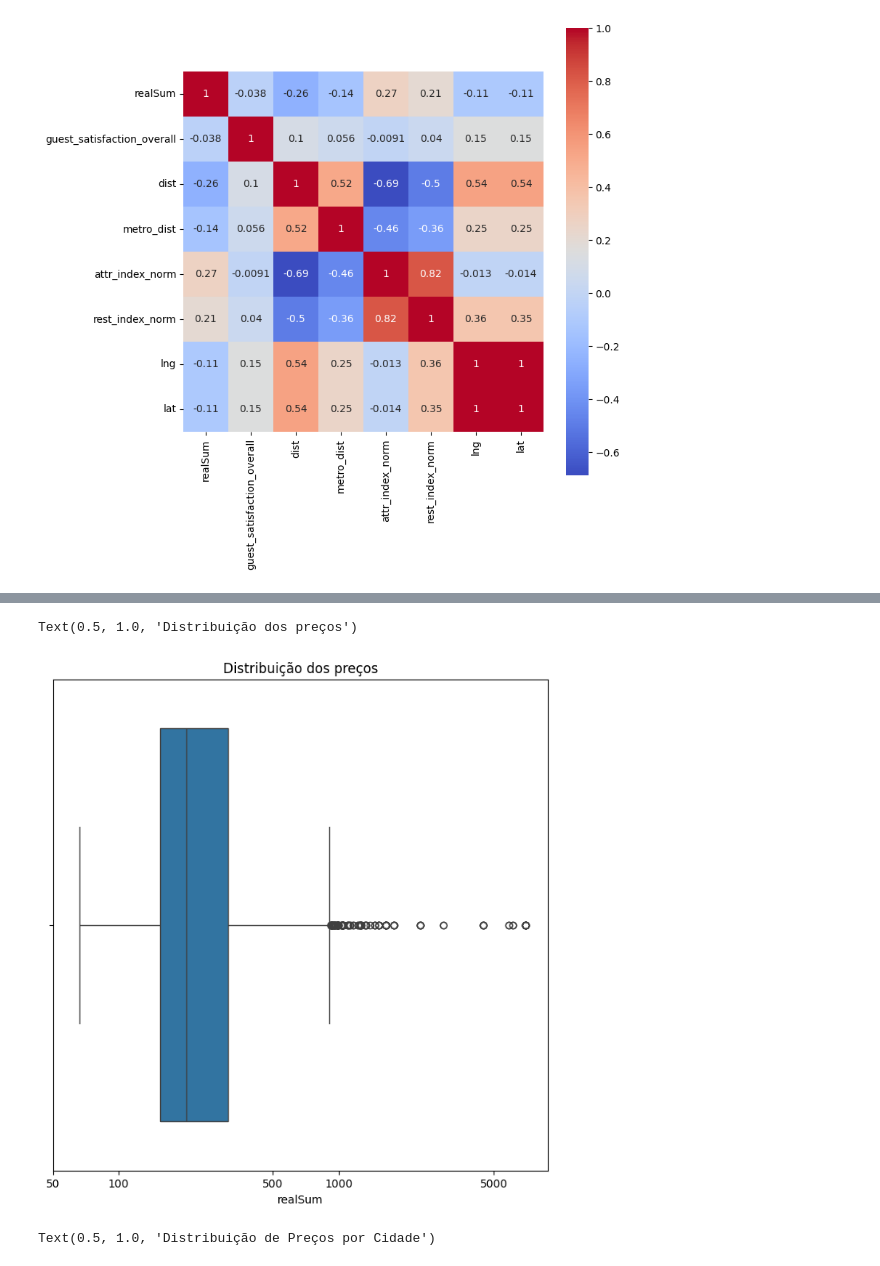
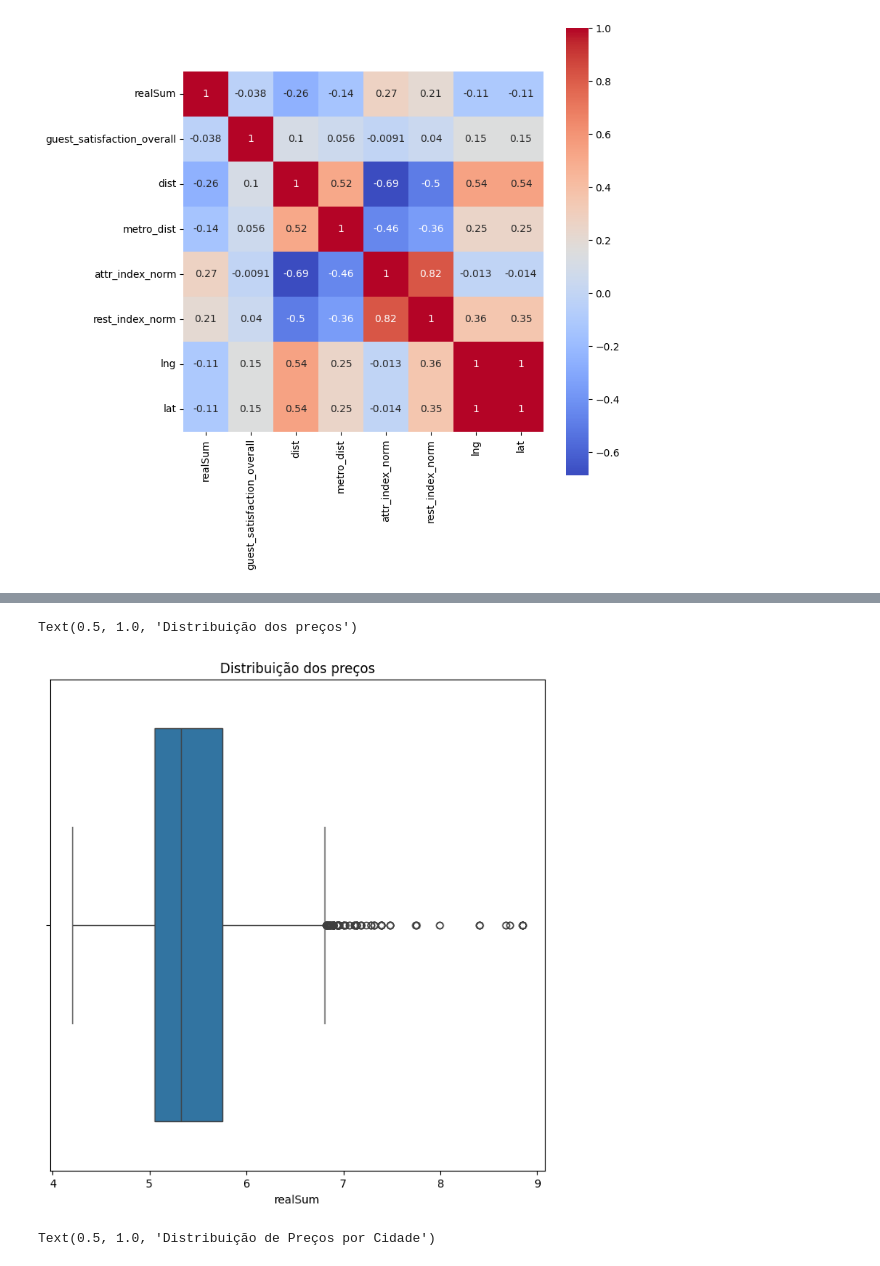
Before and after one commit to isabellimrqs/price-regression, a Jupyter notebook: case.ipynb, the cells around one changed output, grey strips where cells are left out. Drawn from its saved outputs; the diff is of its cells as text; code cells hidden in the pictures.

```diff
--- a/case.ipynb
+++ b/case.ipynb
@@ -256,13 +256,13 @@ Text(0.5, 1.0, 'Relação entre Distância e Log do Preço')
 # %%
 plt.figure(figsize=(8,8))
 
 sns.boxplot(x=df['realSum'])
-plt.xticks(np.log1p([50, 100, 500, 1000, 5000]), labels=[50, 100, 500, 1000, 5000])
+# plt.xticks(np.log1p([50, 100, 500, 1000, 5000]), labels=[50, 100, 500, 1000, 5000])
 
 plt.title('Distribuição dos preços')
 # %% [output]
 Text(0.5, 1.0, 'Distribuição dos preços')
-[figure, old version]
+[figure, new version]
 # %%
 plt.figure(figsize=(8, 6))
 sns.boxplot(data=df, x="city", y="realSum")
```
Also changed, not shown: parts of 6 cells of this notebook.
